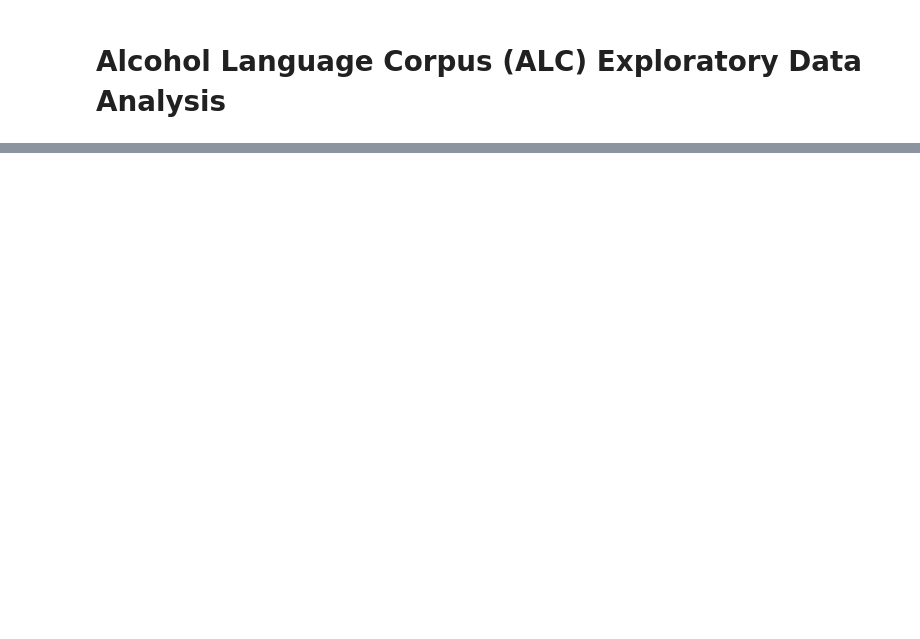
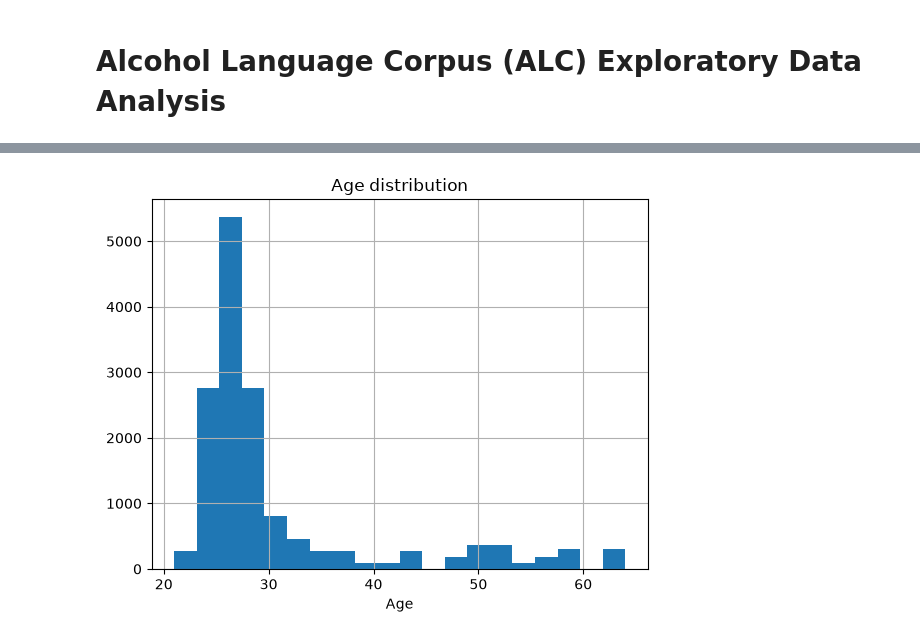
Before and after one commit to hci-gu/DIME-ALC-DANN, a Jupyter notebook: eda.ipynb, the cells around one changed output, grey strips where cells are left out. Saved outputs shown, nothing was run; the diff lists cells and outputs as text; code cells hidden in the pictures; blank space fills up the shorter version.

```diff
--- a/eda.ipynb
+++ b/eda.ipynb
@@ -106,0 +92,7 @@ print(counts)
+# %%
+df["age"].hist(bins=20)
+plt.title("Age distribution")
+plt.xlabel("Age")
+plt.show()
+# %% [output]
+[figure, added]
```
Also changed, not shown: parts of 30 cells of this notebook, 2 other files.
